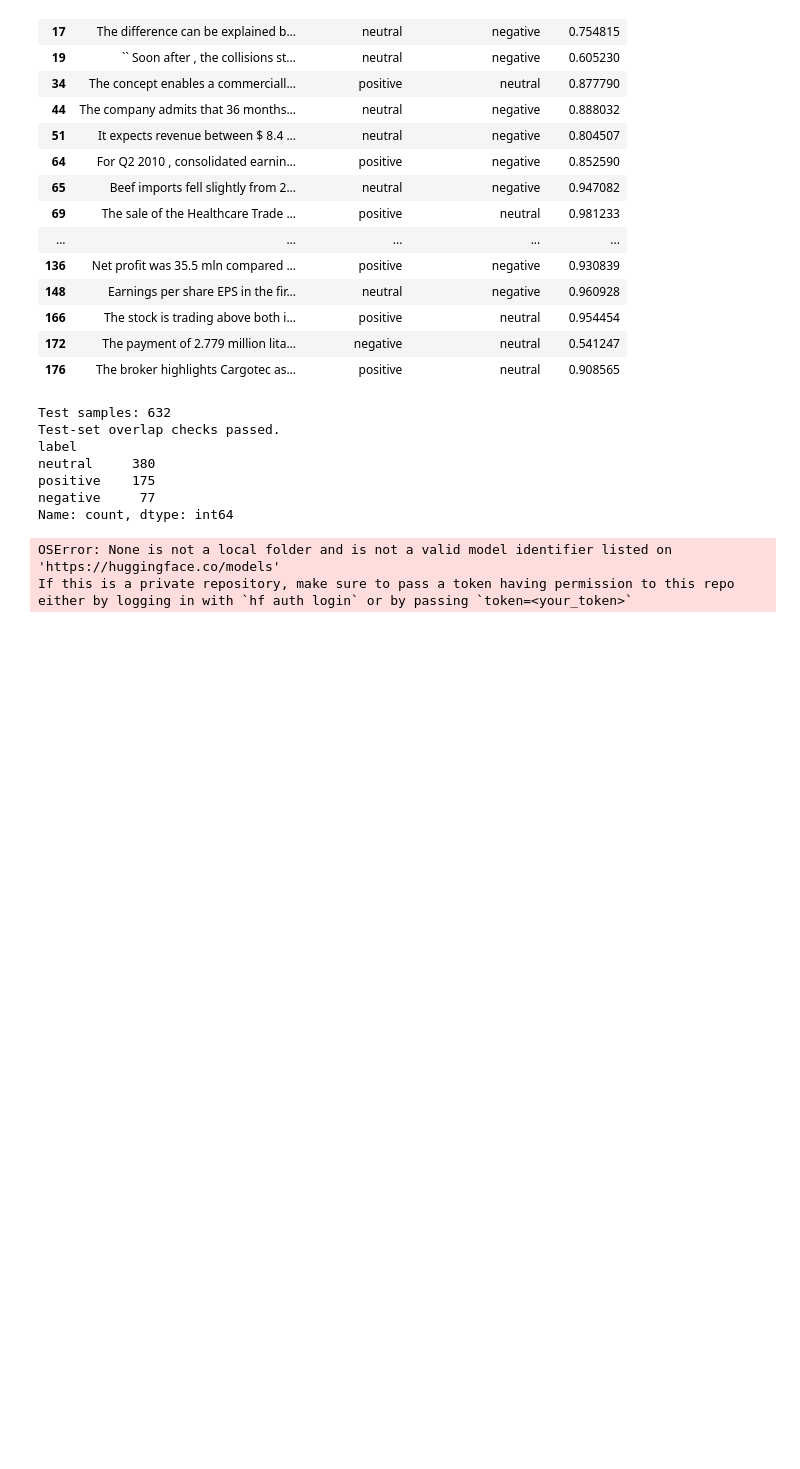
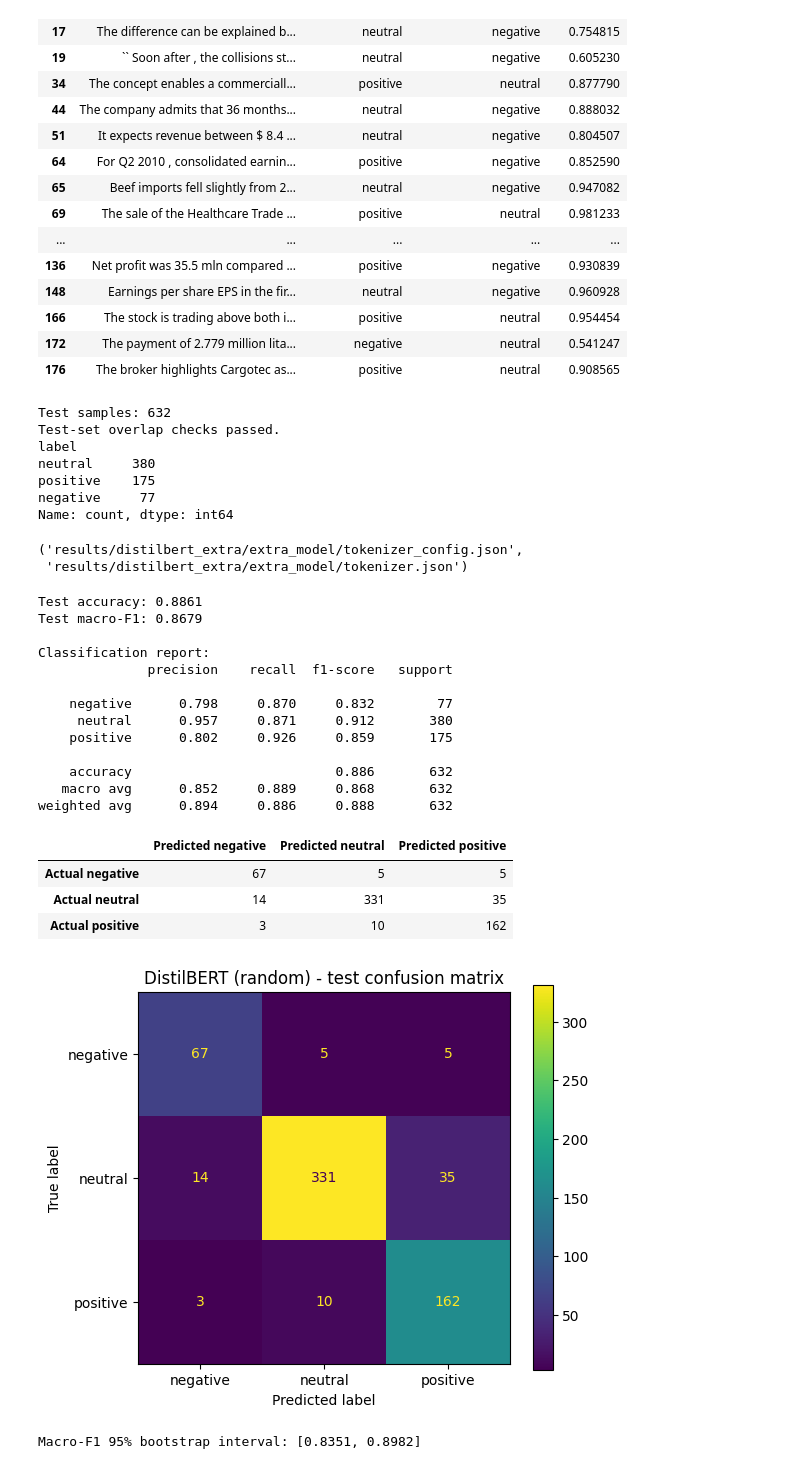
Before and after one commit to Malvern-Donga/Financial_PhraseBank, a Jupyter notebook: Financial Phrasebank Project/notebooks/06_distilbert_model_extra.ipynb, the cells around one changed output. Saved outputs shown, nothing was run; the diff lists cells and outputs as text; code cells hidden in the pictures; blank space fills up the shorter version.

```diff
--- a/Financial Phrasebank Project/notebooks/06_distilbert_model_extra.ipynb
+++ b/Financial Phrasebank Project/notebooks/06_distilbert_model_extra.ipynb
@@ -477,3 +489,9 @@ Name: count, dtype: int64
+# %%
+model.save_pretrained("results/distilbert_extra/extra_model")
+tokenizer.save_pretrained("results/distilbert_extra/extra_model")
+# %% [output]
+('results/distilbert_extra/extra_model/tokenizer_config.json',
+ 'results/distilbert_extra/extra_model/tokenizer.json')
 # %%
 extra_dir = Path("results/distilbert_extra/extra_model")   # best epoch, picked on validation
 extra_model = AutoModelForSequenceClassification.from_pretrained(extra_dir).to(device)
@@ -488,33 +506,50 @@ print(classification_report(
     y_test, y_pred_test, labels=CLASS_ORDER,
     target_names=[LABELS[i] for i in CLASS_ORDER], digits=3, zero_division=0,
 ))
 
 cm_test = confusion_matrix(y_test, y_pred_test, labels=CLASS_ORDER)
 display(pd.DataFrame(
     cm_test,
     index=["Actual " + LABELS[i] for i in CLASS_ORDER],
     columns=["Predicted " + LABELS[i] for i in CLASS_ORDER],
 ))
 fig, ax = plt.subplots(figsize=(6, 5))
 ConfusionMatrixDisplay(cm_test, display_labels=[LABELS[i] for i in CLASS_ORDER]).plot(ax=ax)
 ax.set_title("DistilBERT (random) - test confusion matrix")
 plt.show()
 
 # 95% bootstrap interval for macro-F1: resample test sentences with replacement.
 rng = np.random.default_rng(0)
 boot = []
 for _ in range(1000):
     idx = rng.integers(0, len(y_test), len(y_test))
     boot.append(f1_score(y_test[idx], y_pred_test[idx], average="macro",
                          labels=CLASS_ORDER, zero_division=0))
 print(f"Macro-F1 95% bootstrap interval: [{np.percentile(boot, 2.5):.4f}, {np.percentile(boot, 97.5):.4f}]")
 
 # Save predictions for later error analysis.
 test_out = test_df[["sentence", "label"]].copy()
 test_out["predicted_label"] = y_pred_test
 test_out["correct"] = test_out["label"] == test_out["predicted_label"]
 test_out["confidence"] = test_results["probabilities"].max(axis=1)
-test_out.to_csv("results/distilber_extra/test_predictions.csv", index=False)
+test_out.to_csv("results/distilbert_extra/test_predictions.csv", index=False)
 # %% [output]
-OSError: None is not a local folder and is not a valid model identifier listed on 'https://huggingface.co/models'
-If this is a private repository, make sure to pass a token having permission to this repo either by logging in with `hf auth login` or by passing `token=<your_token>`
+Test accuracy: 0.8861
+Test macro-F1: 0.8679
+
+Classification report:
+              precision    recall  f1-score   support
+
+    negative      0.798     0.870     0.832        77
+     neutral      0.957     0.871     0.912       380
+    positive      0.802     0.926     0.859       175
+
+    accuracy                          0.886       632
+   macro avg      0.852     0.889     0.868       632
+weighted avg      0.894     0.886     0.888       632
+|  | Predicted negative | Predicted neutral | Predicted positive |
+| Actual negative | 67 | 5 | 5 |
+| Actual neutral | 14 | 331 | 35 |
+| Actual positive | 3 | 10 | 162 |
+[figure, added]
+Macro-F1 95% bootstrap interval: [0.8351, 0.8982]
```
Also changed, not shown: parts of 4 cells of this notebook.
